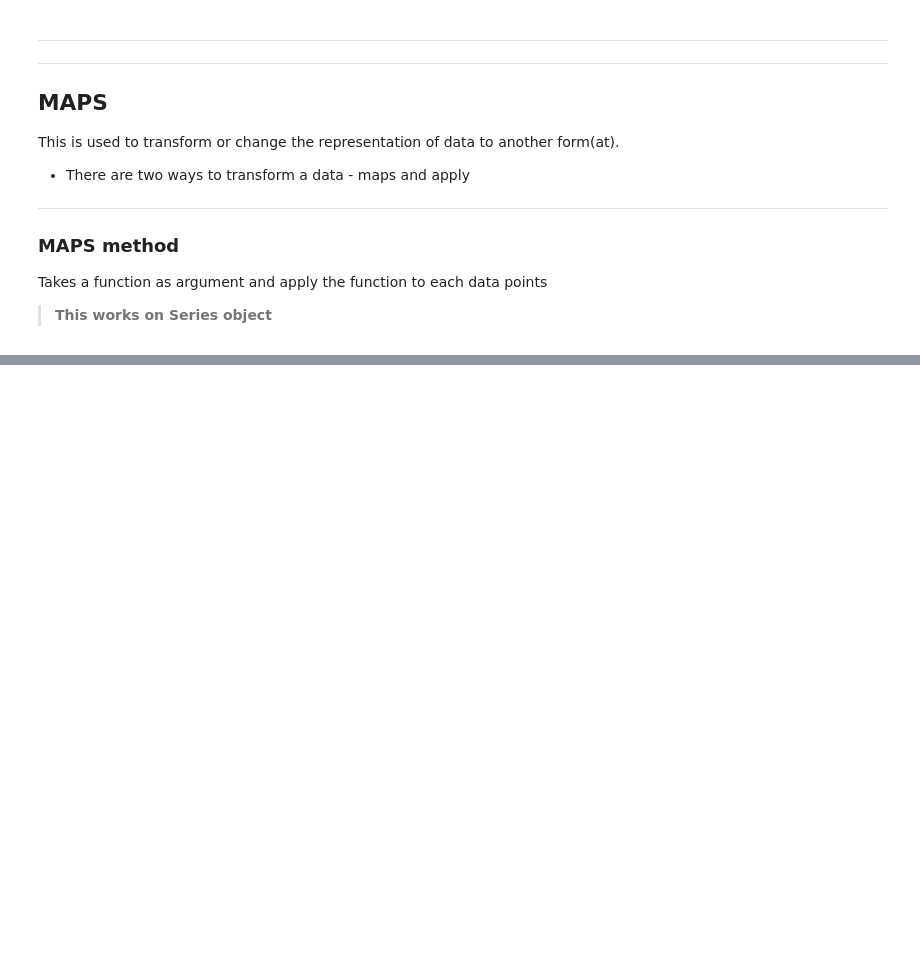
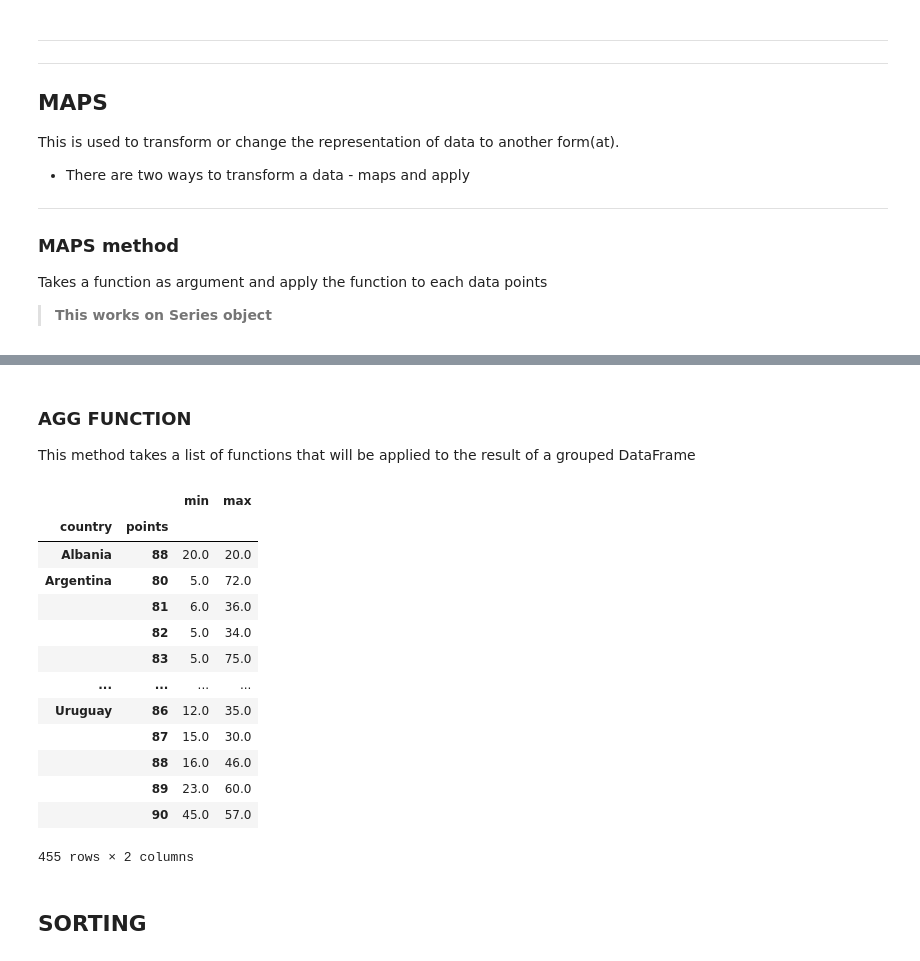
Before and after one commit to morayo0x/pandas_tutorial, a Jupyter notebook: main.ipynb, the cells around one changed output, grey strips where cells are left out. Cells and saved outputs as stored; diff of their text form; code cells hidden in the pictures; blank space fills up the shorter version.

```diff
--- a/main.ipynb
+++ b/main.ipynb
@@ -741,0 +667,4 @@ Length: 108724, dtype: object
+# %% [markdown]
+### AGG FUNCTION
+
+This method takes a list of functions that will be applied to the result of a grouped DataFrame
@@ -741,0 +675,21 @@ Length: 108724, dtype: object
+# %%
+# apply the min and max function to the price label based on the grouping above
+
+wine_review.groupby(['country', 'points']).price.agg([min, max])
+# %% [output]
+|  |  | min | max |
+| country | points |  |  |
+| Albania | 88 | 20.0 | 20.0 |
+| Argentina | 80 | 5.0 | 72.0 |
+|  | 81 | 6.0 | 36.0 |
+|  | 82 | 5.0 | 34.0 |
+|  | 83 | 5.0 | 75.0 |
+| ... | ... | ... | ... |
+| Uruguay | 86 | 12.0 | 35.0 |
+|  | 87 | 15.0 | 30.0 |
+|  | 88 | 16.0 | 46.0 |
+|  | 89 | 23.0 | 60.0 |
+|  | 90 | 45.0 | 57.0 |
+455 rows × 2 columns
+# %% [markdown]
+## SORTING
```
Also changed, not shown: parts of 46 cells of this notebook.
